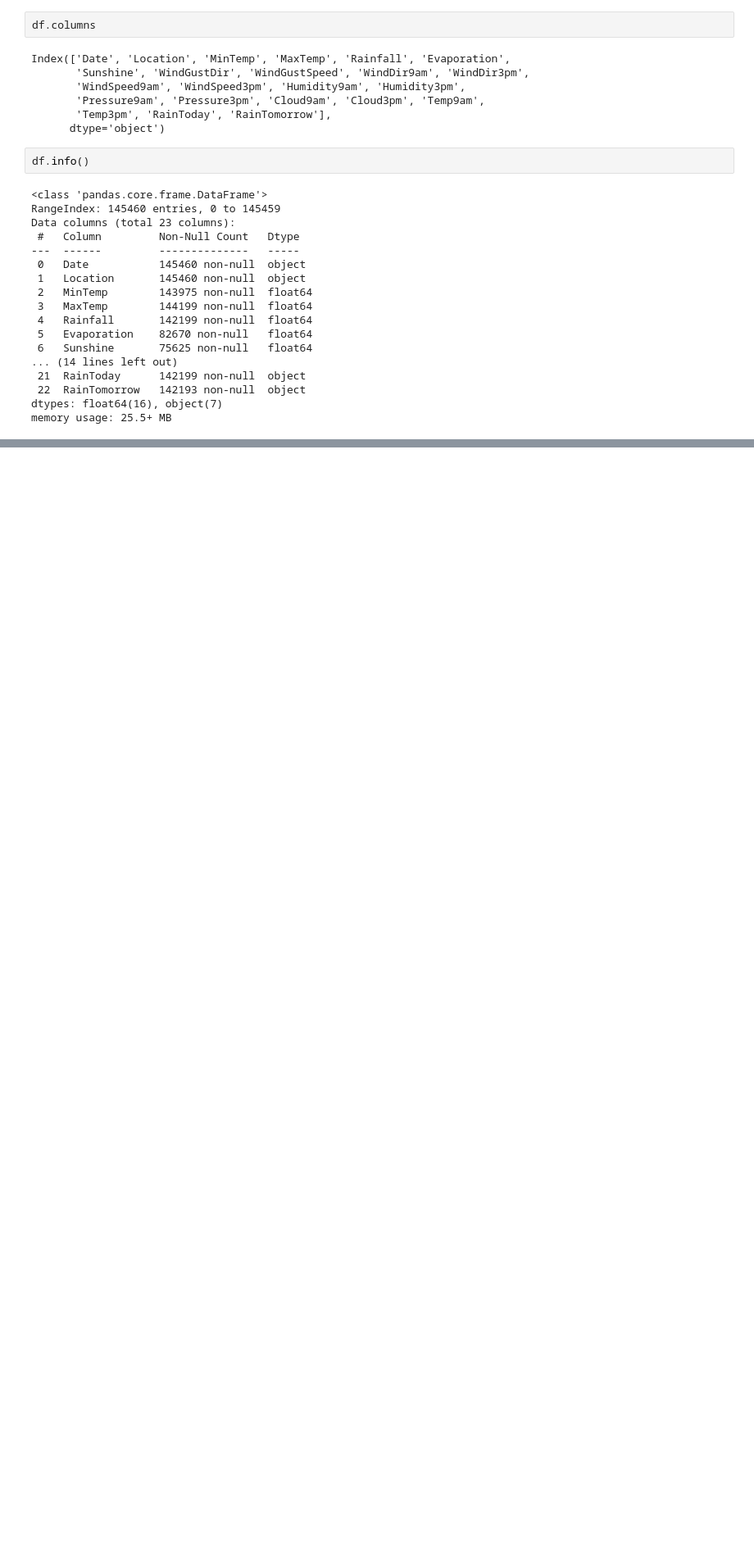
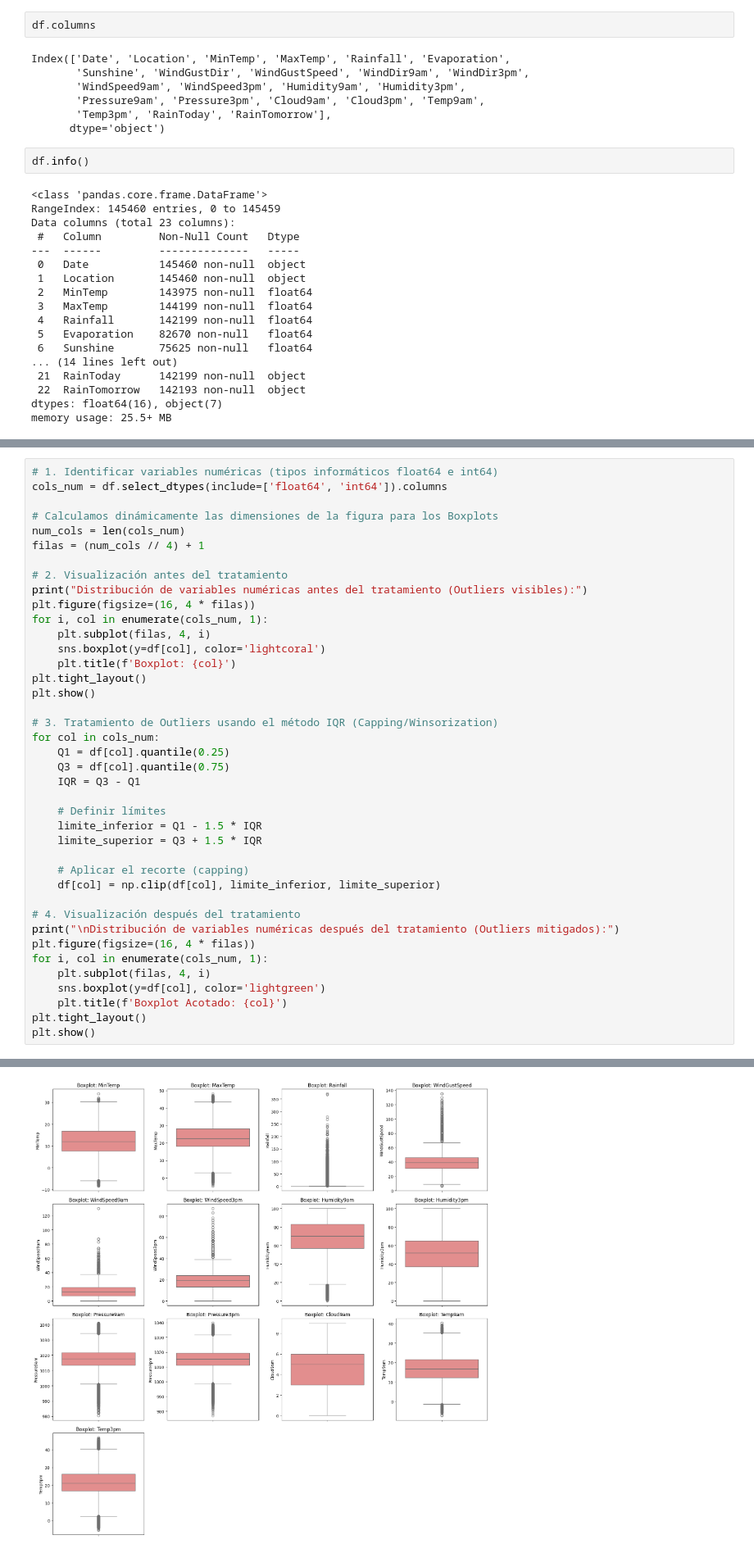
Before and after one commit to SergioM02/Mineria_Datos, a Jupyter notebook: Mineria_DatosEv1.ipynb, the cells around one changed output, grey strips where cells are left out. Shown at 82% size. Saved outputs shown, nothing was run; the diff lists cells and outputs as text; blank space fills up the shorter version.

```diff
--- a/Mineria_DatosEv1.ipynb
+++ b/Mineria_DatosEv1.ipynb
@@ -62,0 +238,41 @@ memory usage: 25.5+ MB
+# %%
+# 1. Identificar variables numéricas (tipos informáticos float64 e int64)
+cols_num = df.select_dtypes(include=['float64', 'int64']).columns
+
+# Calculamos dinámicamente las dimensiones de la figura para los Boxplots
+num_cols = len(cols_num)
+filas = (num_cols // 4) + 1
+
+# 2. Visualización antes del tratamiento
+print("Distribución de variables numéricas antes del tratamiento (Outliers visibles):")
+plt.figure(figsize=(16, 4 * filas))
+for i, col in enumerate(cols_num, 1):
+    plt.subplot(filas, 4, i)
+    sns.boxplot(y=df[col], color='lightcoral')
+    plt.title(f'Boxplot: {col}')
+plt.tight_layout()
+plt.show()
+
+# 3. Tratamiento de Outliers usando el método IQR (Capping/Winsorization)
+for col in cols_num:
+    Q1 = df[col].quantile(0.25)
+    Q3 = df[col].quantile(0.75)
+    IQR = Q3 - Q1
+
+    # Definir límites
+    limite_inferior = Q1 - 1.5 * IQR
+    limite_superior = Q3 + 1.5 * IQR
+
+    # Aplicar el recorte (capping)
+    df[col] = np.clip(df[col], limite_inferior, limite_superior)
+
+# 4. Visualización después del tratamiento
+print("\nDistribución de variables numéricas después del tratamiento (Outliers mitigados):")
+plt.figure(figsize=(16, 4 * filas))
+for i, col in enumerate(cols_num, 1):
+    plt.subplot(filas, 4, i)
+    sns.boxplot(y=df[col], color='lightgreen')
+    plt.title(f'Boxplot Acotado: {col}')
+plt.tight_layout()
+plt.show()
+# %% [output]
@@ -62,0 +280 @@ memory usage: 25.5+ MB
+[figure, added]
```
Also changed, not shown: parts of 24 cells of this notebook.
